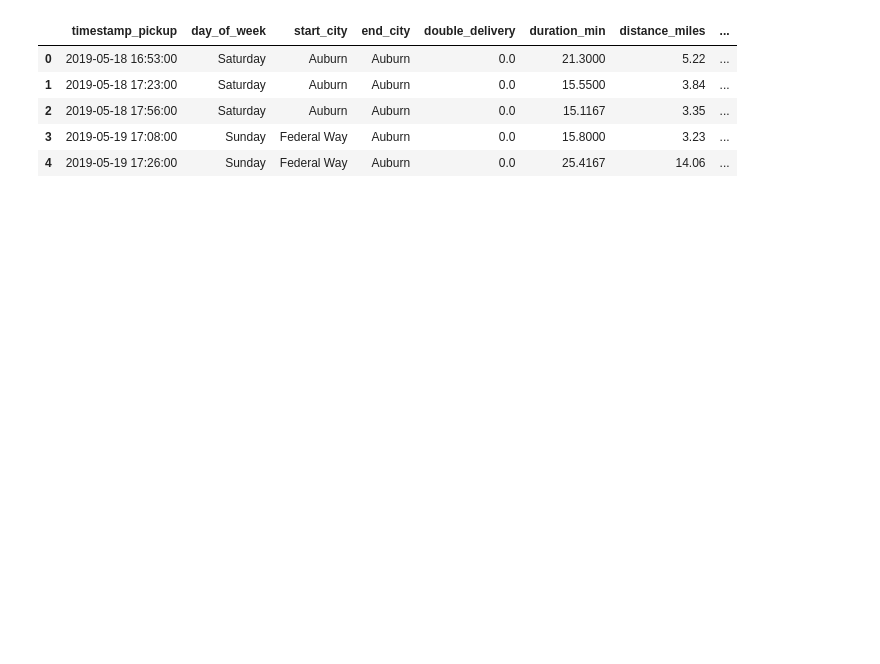
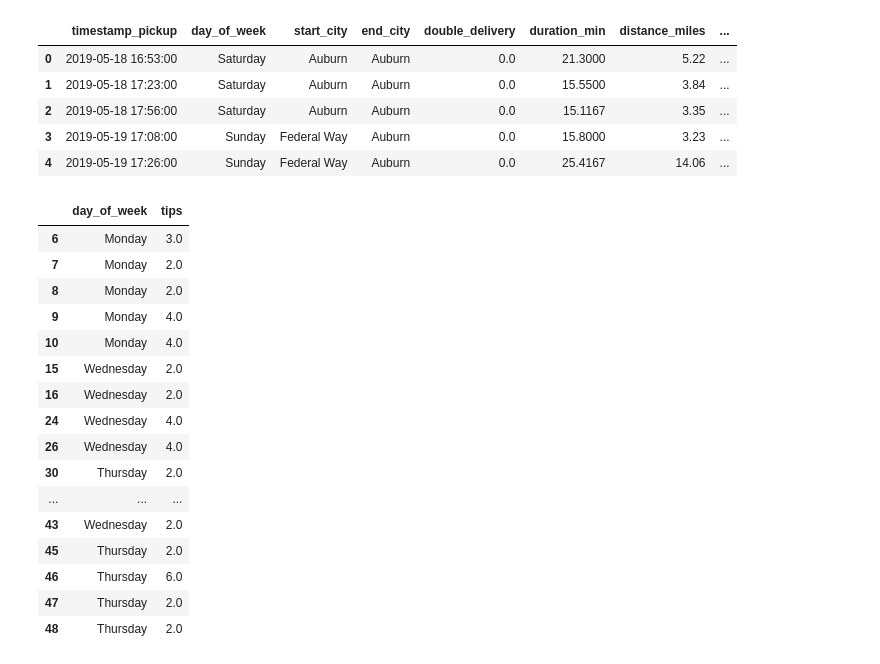
Before and after one commit to ChanceDurr/MyUberEats, a Jupyter notebook: myubereats.ipynb, the cells around one changed output. Saved outputs shown, nothing was run; the diff lists cells and outputs as text; code cells hidden in the pictures; blank space fills up the shorter version.

```diff
--- a/myubereats.ipynb
+++ b/myubereats.ipynb
@@ -119,3 +117,25 @@ df.head()
 | 2 | 2019-05-18 17:56:00 | Saturday | Auburn | Auburn | 0.0 | 15.1167 | 3.35 | ... |
 | 3 | 2019-05-19 17:08:00 | Sunday | Federal Way | Auburn | 0.0 | 15.8000 | 3.23 | ... |
 | 4 | 2019-05-19 17:26:00 | Sunday | Federal Way | Auburn | 0.0 | 25.4167 | 14.06 | ... |
+# %%
+day_tip = df[['day_of_week', 'tips']]
+day_tip = day_tip[day_tip['tips'] > 0]
+day_tip
+# %% [output]
+|  | day_of_week | tips |
+| 6 | Monday | 3.0 |
+| 7 | Monday | 2.0 |
+| 8 | Monday | 2.0 |
+| 9 | Monday | 4.0 |
+| 10 | Monday | 4.0 |
+| 15 | Wednesday | 2.0 |
+| 16 | Wednesday | 2.0 |
+| 24 | Wednesday | 4.0 |
+| 26 | Wednesday | 4.0 |
+| 30 | Thursday | 2.0 |
+| ... | ... | ... |
+| 43 | Wednesday | 2.0 |
+| 45 | Thursday | 2.0 |
+| 46 | Thursday | 6.0 |
+| 47 | Thursday | 2.0 |
+| 48 | Thursday | 2.0 |
```
Also changed, not shown: parts of 1 cell of this notebook.
